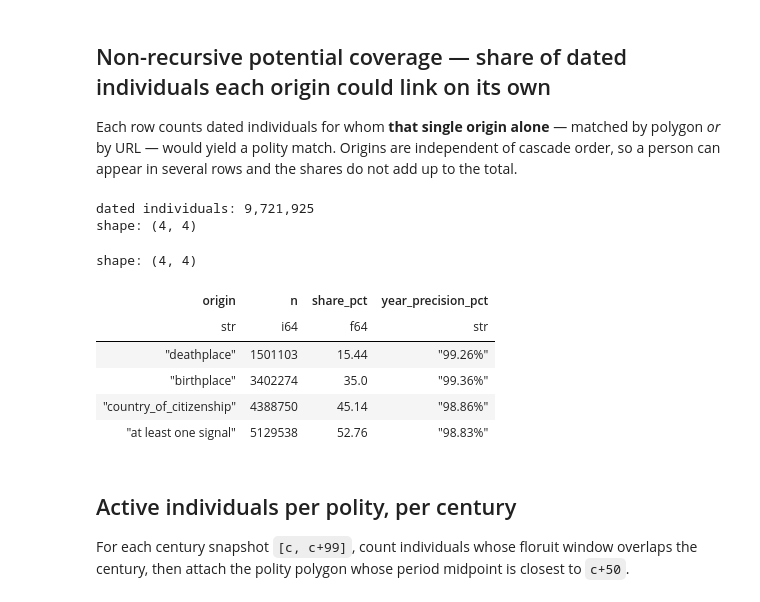
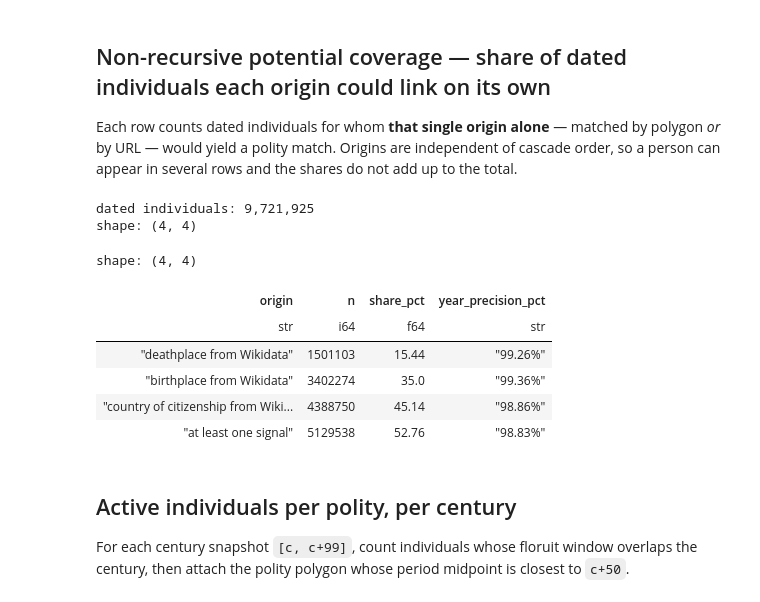
Before and after one commit to charlesdedampierre/cultura_database, a Jupyter notebook: notebooks/08_polities.ipynb, the cells around one changed output. Cells and saved outputs as stored; diff of their text form; code cells hidden in the pictures.

Commit message:
Label Table 5 origins with their Wikidata provenance
The three origins now read "deathplace from Wikidata", "birthplace from
Wikidata" and "country of citizenship from Wikidata", so the table states
where each signal comes from. Display labels only: the SQL column names and
the underlying aggregation are unchanged.

```diff
--- a/notebooks/08_polities.ipynb
+++ b/notebooks/08_polities.ipynb
@@ -387,39 +387,43 @@ potential_agg = con.execute("""
     FROM signals
 """).pl().row(0, named=True)
 
 n_dated_potential = potential_agg['n_dated']
 
-ORIGIN_ORDER = ['deathplace', 'birthplace', 'country_of_citizenship']
+ORIGIN_LABELS = {
+    'deathplace':             'deathplace from Wikidata',
+    'birthplace':             'birthplace from Wikidata',
+    'country_of_citizenship': 'country of citizenship from Wikidata',
+}
 
 def coverage_row(label, n_matched, n_matched_year):
     return {
         'origin':             label,
         'n':                  n_matched,
         'share_pct':          round(n_matched / n_dated_potential * 100, 2),
         'year_precision_pct': f'{n_matched_year / n_matched * 100:.2f}%' if n_matched else '\u2014',
     }
 
 potential_coverage = pl.DataFrame(
     [
-        coverage_row(origin, int(potential_agg[origin]), int(potential_agg[f'{origin}_year']))
-        for origin in ORIGIN_ORDER
+        coverage_row(label, int(potential_agg[origin]), int(potential_agg[f'{origin}_year']))
+        for origin, label in ORIGIN_LABELS.items()
     ]
     + [coverage_row('at least one signal',
                     int(potential_agg['any_signal']), int(potential_agg['any_signal_year']))]
 )
 
 print(f'dated individuals: {n_dated_potential:,}')
 print('shape:', potential_coverage.shape)
 potential_coverage
 # %% [output]
 dated individuals: 9,721,925
 shape: (4, 4)
 shape: (4, 4)
 | origin | n | share_pct | year_precision_pct |
 | str | i64 | f64 | str |
-| "deathplace" | 1501103 | 15.44 | "99.26%" |
-| "birthplace" | 3402274 | 35.0 | "99.36%" |
-| "country_of_citizenship" | 4388750 | 45.14 | "98.86%" |
+| "deathplace from Wikidata" | 1501103 | 15.44 | "99.26%" |
+| "birthplace from Wikidata" | 3402274 | 35.0 | "99.36%" |
+| "country of citizenship from Wiki... | 4388750 | 45.14 | "98.86%" |
 | "at least one signal" | 5129538 | 52.76 | "98.83%" |
 # %% [markdown]
 ## Active individuals per polity, per century
```
